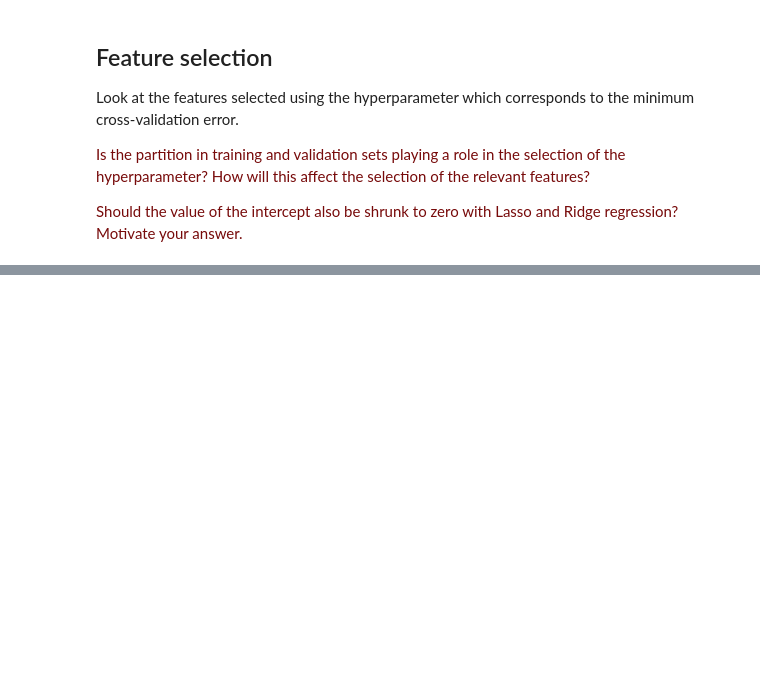
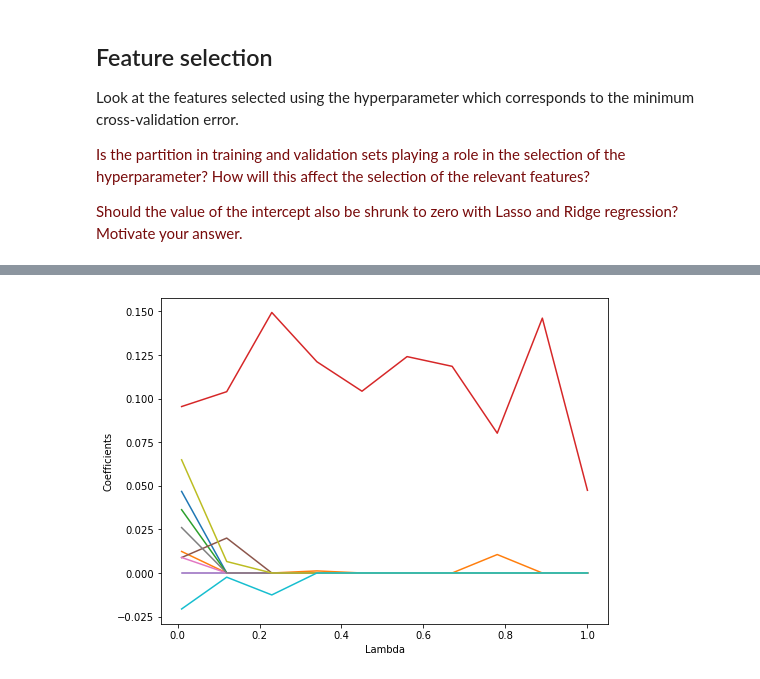
Before and after one commit to mennocromwijk/Machine_Learning, a Jupyter notebook: practicals/week_3.ipynb, the cells around one changed output, grey strips where cells are left out. Saved outputs shown, nothing was run; the diff lists cells and outputs as text; code cells hidden in the pictures; blank space fills up the shorter version.

```diff
--- a/practicals/week_3.ipynb
+++ b/practicals/week_3.ipynb
@@ -561,0 +525,87 @@ ModuleNotFoundError: No module named 'mlxtend'
+# %%
+
+from sklearn.pipeline import Pipeline
+from sklearn.model_selection import GridSearchCV
+from sklearn.preprocessing import StandardScaler
+import matplotlib.pyplot as plt
+import math
+
+split = round(len(gene_expression)*0.7)
+X_train = gene_expression.iloc[:split,:]
+y_train = drug_response.iloc[:split,:]
+X_test = gene_expression.iloc[split:,:]
+y_test = drug_response.iloc[split:,:]
+
+
+
+from sklearn.metrics import mean_squared_error
+
+
+def bias_variance_estimate(estimator, X_train, y_train, X_test, y_test, bootstrap_rounds = 10):
+
+    preds_test = pd.DataFrame(index = y_test.index)
+    features =  pd.DataFrame(index = X_train.keys())
+    for r in range(bootstrap_rounds):
+        boot = np.random.randint(len(y_train), size = len(y_train))
+        preds_test[f'Model {r}'] = estimator.fit(X_train.iloc[boot, :], y_train.iloc[boot]).predict(X_test)
+#         print(estimator.best_estimator_.named_steps['lasso'].coef_)
+        features[f'Model {r}'] = estimator.named_steps['lasso'].coef_
+
+    mean_pred_test = preds_test.mean(axis = 1)
+
+    # compute and return: mse, squared bias and variance
+    mean_features = features.mean(axis = 1)
+
+    mse = preds_test.apply(lambda pred_test: mean_squared_error(y_test, pred_test)).mean()
+
+    bias_squared = mean_squared_error(y_test, mean_pred_test)
+
+    variance = preds_test.apply(lambda pred_test: mean_squared_error(mean_pred_test, pred_test)).mean()
+
+    return mean_features,mse, bias_squared, variance
+
+def plot_features(lam=[],all_features=[]):
+    plt.figure(figsize=(8, 6))
+    for i in list(range(len(lam_list))):
+
+        plt.plot(lam_list,all_features[i,:])
+    plt.xlabel('Lambda')
+    plt.ylabel('Coefficients')
+    plt.show()
+
+
+def plot_MSE(mse,bias,var,lam):
+    fig = plt.figure(figsize=(10,8))
+    plt.errorbar(lam,bias,yerr = var,fmt = 'ro', capsize = 5, markersize = 5, ecolor = 'gray')
+
+    plt.xlabel('Lambda')
+    plt.ylabel('Mean-Squared Error')
+
+
+lam_list = np.linspace(0.01,1,10)
+all_features = np.zeros((len(X_train.keys()),len(lam_list)))
+mse_list = []
+bias_list = []
+var_list = []
+
+for i in list(range(len(lam_list))):
+    l = lam_list[i]
+
+    steps = [
+            ("scaler", StandardScaler()),
+            ("lasso", Lasso(alpha=l))
+            ]
+
+
+
+    pipeline = Pipeline(steps)
+
+    mean_features,mse,bias_squared,variance = bias_variance_estimate(pipeline,X_train, y_train, X_test, y_test)
+    all_features[:,i] = mean_features
+    mse_list.append(mse)
+    bias_list.append(bias_squared)
+    var_list.append(variance)
+plot_features(lam_list,all_features)
+plot_MSE(mse_list,bias_list,var_list,lam_list)
+# %% [output]
+[figure, added]
```
Also changed, not shown: parts of 12 cells of this notebook.
